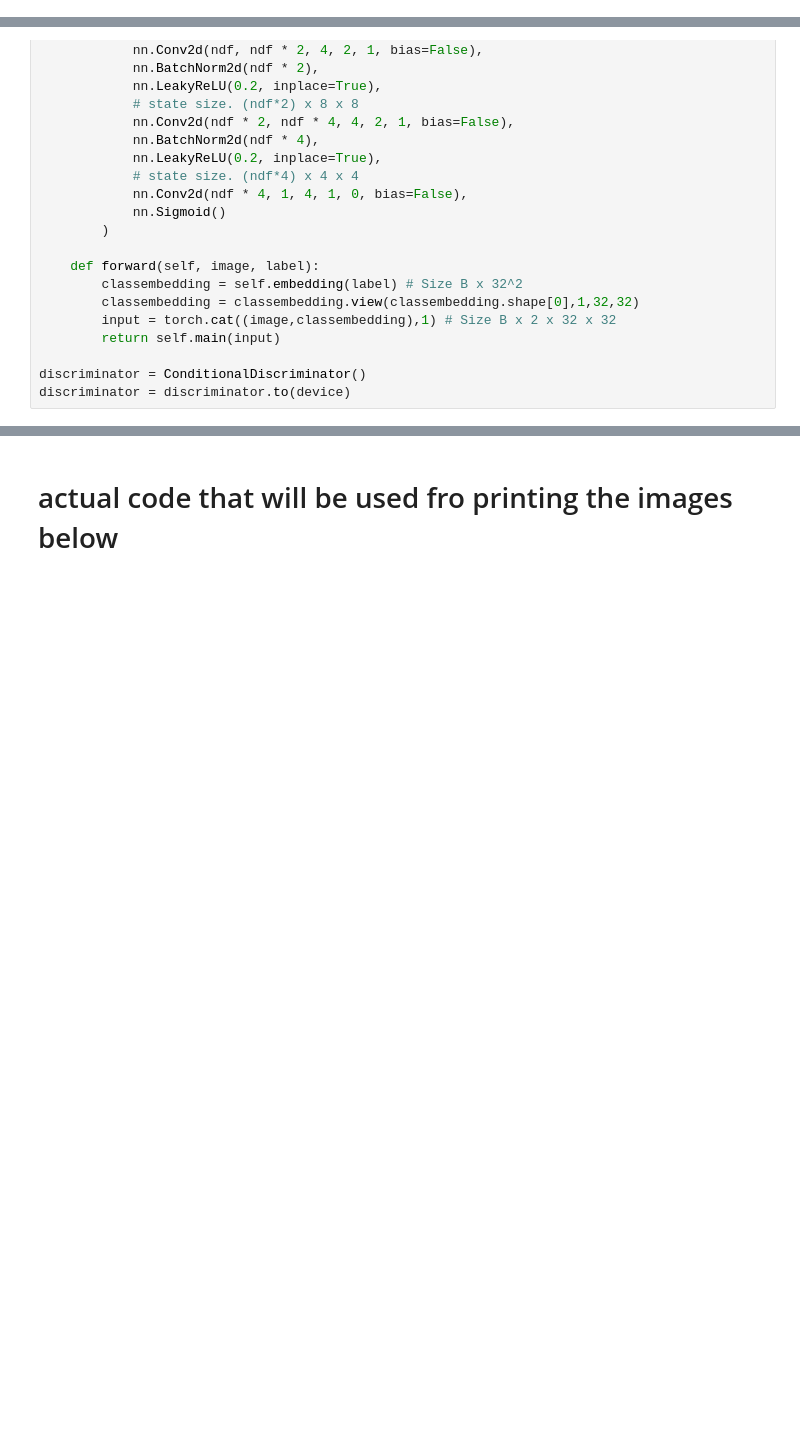
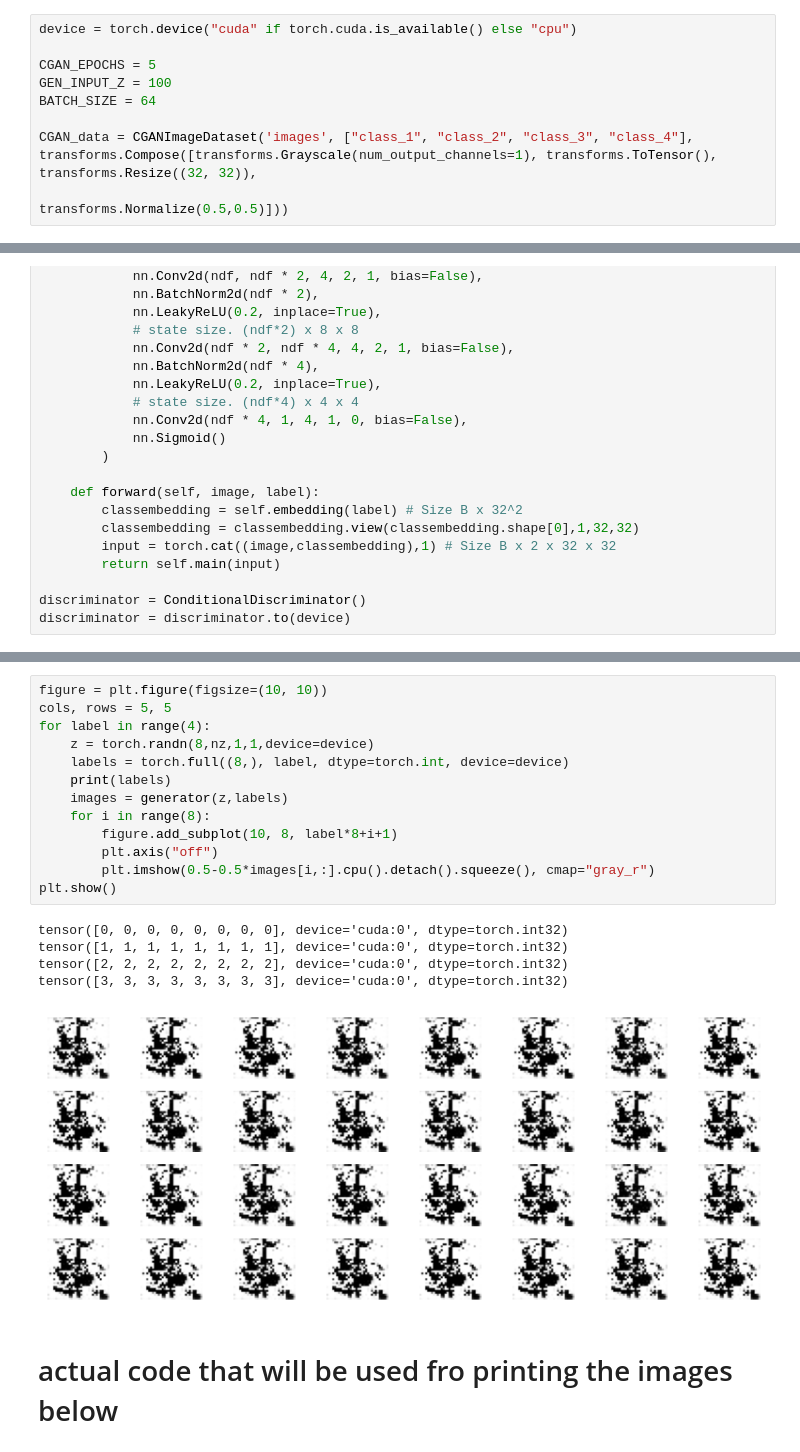
Before and after one commit to LucyIvatt/probabilistic-and-deep-learning, a Jupyter notebook: int3.ipynb, the cells around one changed output, grey strips where cells are left out. Cells and saved outputs as stored; diff of their text form; blank space fills up the shorter version.

```diff
--- a/int3.ipynb
+++ b/int3.ipynb
@@ -704,3 +677,12 @@ class CGANImageDataset(Dataset):
             image = self.transform(image)
 
         return image, label
+# %%
+device = torch.device("cuda" if torch.cuda.is_available() else "cpu")
+
+CGAN_EPOCHS = 5
+GEN_INPUT_Z = 100
+BATCH_SIZE = 64
+
+CGAN_data = CGANImageDataset('images', ["class_1", "class_2", "class_3", "class_4"], transforms.Compose([transforms.Grayscale(num_output_channels=1), transforms.ToTensor(), transforms.Resize((32, 32)),
+                                                                                transforms.Normalize(0.5,0.5)]))
@@ -938,3 +1077,22 @@ for epoch in range(num_epochs):
+# %%
+figure = plt.figure(figsize=(10, 10))
+cols, rows = 5, 5
+for label in range(4):
+    z = torch.randn(8,nz,1,1,device=device)
+    labels = torch.full((8,), label, dtype=torch.int, device=device)
+    print(labels)
+    images = generator(z,labels)
+    for i in range(8):
+        figure.add_subplot(10, 8, label*8+i+1)
+        plt.axis("off")
+        plt.imshow(0.5-0.5*images[i,:].cpu().detach().squeeze(), cmap="gray_r")
+plt.show()
+# %% [output]
+tensor([0, 0, 0, 0, 0, 0, 0, 0], device='cuda:0', dtype=torch.int32)
+tensor([1, 1, 1, 1, 1, 1, 1, 1], device='cuda:0', dtype=torch.int32)
+tensor([2, 2, 2, 2, 2, 2, 2, 2], device='cuda:0', dtype=torch.int32)
+tensor([3, 3, 3, 3, 3, 3, 3, 3], device='cuda:0', dtype=torch.int32)
+[figure, added]
 # %% [markdown]
 # actual code that will be used fro printing the images below
 # %%
```
Also changed, not shown: parts of 15 cells of this notebook.
